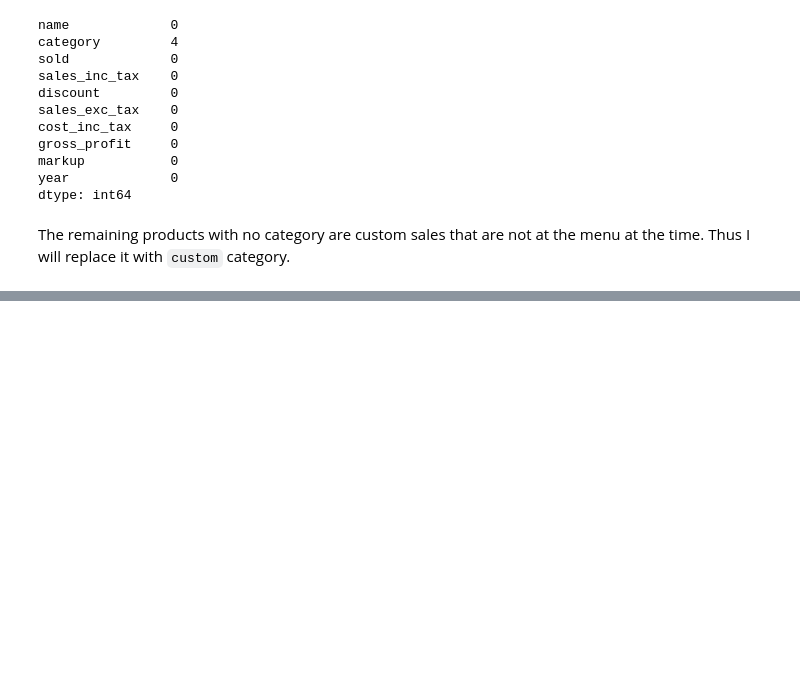
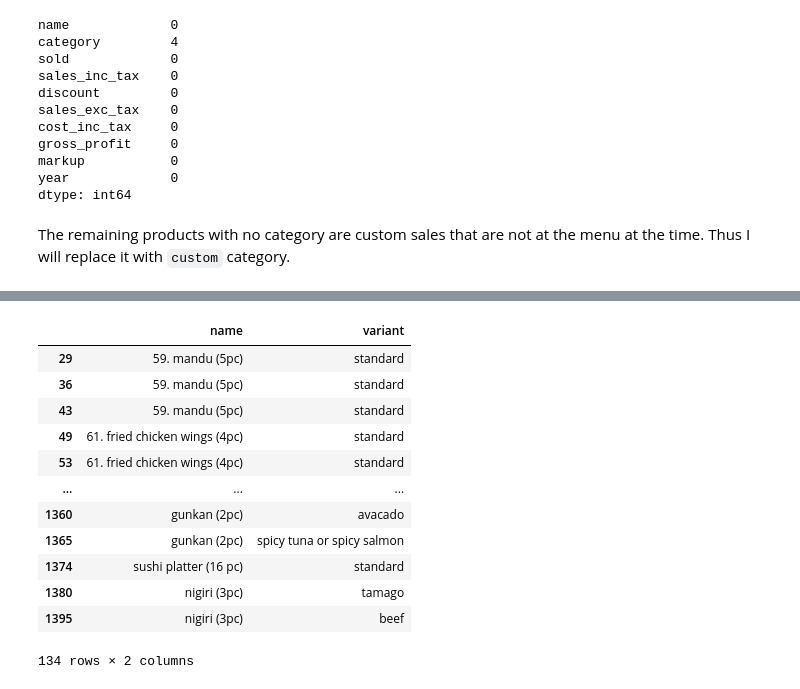
Before and after one commit to lestherll/restaurant-data-analytics, a Jupyter notebook: data_cleaning.ipynb, the cells around one changed output, grey strips where cells are left out. Saved outputs shown, nothing was run; the diff lists cells and outputs as text; code cells hidden in the pictures; blank space fills up the shorter version.

```diff
--- a/data_cleaning.ipynb
+++ b/data_cleaning.ipynb
@@ -321,0 +334,16 @@ df[df.category.str.lower().str.contains("cocktail")]
+# %%
+product[product.name.str.contains("\(.+\)", regex=True).fillna(False)]
+# %% [output]
+|  | name | variant |
+| 29 | 59. mandu (5pc) | standard |
+| 36 | 59. mandu (5pc) | standard |
+| 43 | 59. mandu (5pc) | standard |
+| 49 | 61. fried chicken wings (4pc) | standard |
+| 53 | 61. fried chicken wings (4pc) | standard |
+| ... | ... | ... |
+| 1360 | gunkan (2pc) | avacado |
+| 1365 | gunkan (2pc) | spicy tuna or spicy salmon |
+| 1374 | sushi platter (16 pc) | standard |
+| 1380 | nigiri (3pc) | tamago |
+| 1395 | nigiri (3pc) | beef |
+134 rows × 2 columns
```
Also changed, not shown: parts of 17 cells of this notebook.
